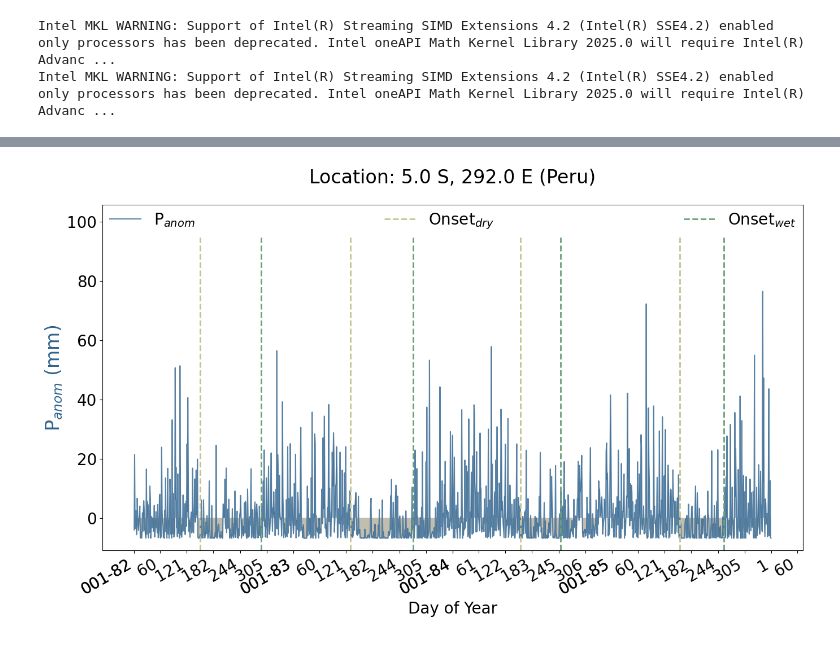
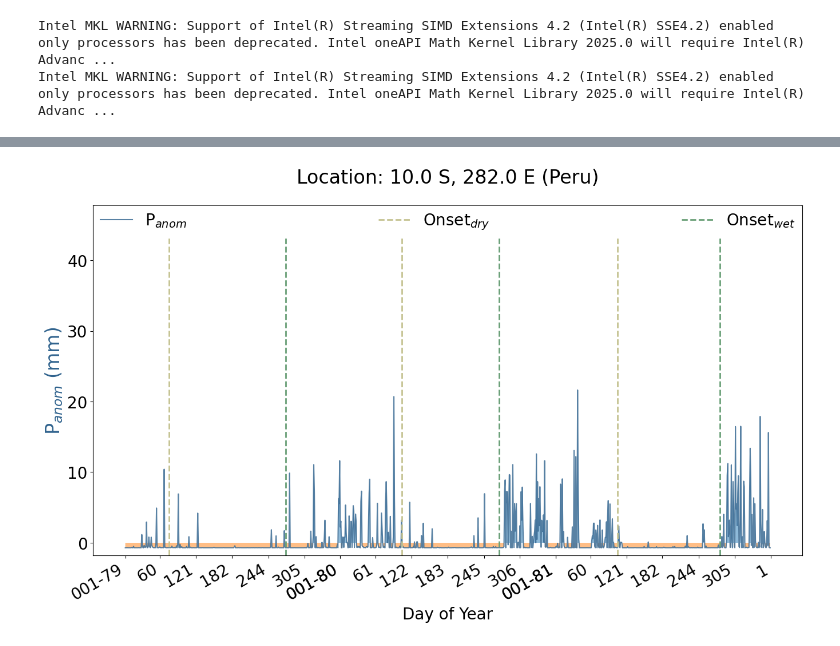
Before and after one commit to gbromley/PreSeason, a Jupyter notebook: workflows/PeruVerification.ipynb, the cells around one changed output, grey strips where cells are left out. Saved outputs shown, nothing was run; the diff lists cells and outputs as text; code cells hidden in the pictures.

```diff
--- a/workflows/PeruVerification.ipynb
+++ b/workflows/PeruVerification.ipynb
@@ -80,4 +81,4 @@ demise = od.demise_B17(cpc_conus_anom, startWet=start_wet)
 # %%
-pp.plotOnsetTS(cpc_conus_anom, onset, demise, slice('1982', '1985'), iloc=(30,30))
+pp.plotOnsetTS(cpc_conus_anom, onset, demise, slice('1979','1981'), iloc=(20,10))
 # %% [output]
-[figure, old version]
+[figure, new version]
```
Also changed, not shown: parts of 29 cells of this notebook, 2 other files.
